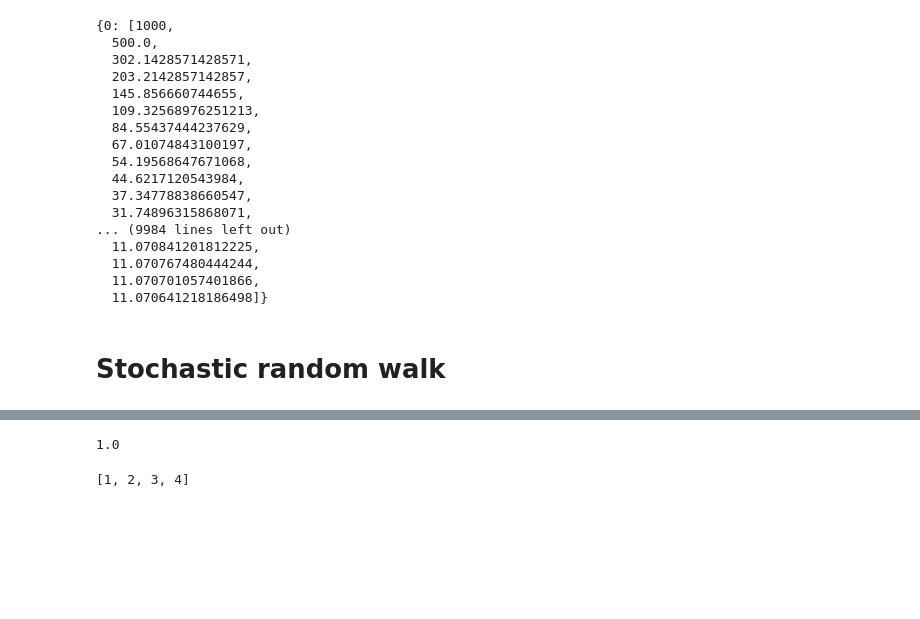
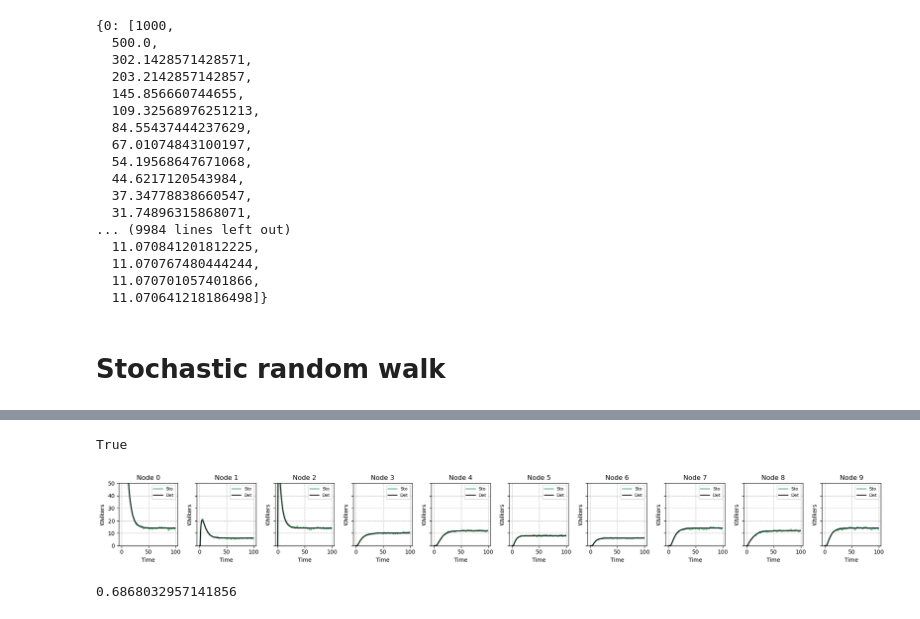
Before and after one commit to nmoghaddas19/PHYS-7335, a Jupyter notebook: random_walks/code.ipynb, the cells around one changed output, grey strips where cells are left out. Saved outputs shown, nothing was run; the diff lists cells and outputs as text; code cells hidden in the pictures; blank space fills up the shorter version.

Commit message:
stochastic random walks

```diff
--- a/random_walks/code.ipynb
+++ b/random_walks/code.ipynb
@@ -607,8 +612,0 @@ array([32, 35, 33])
-# %%
-0.5/3 +0.5/3 + 0.5/3 + 1-0.5
-# %% [output]
-1.0
-# %%
-[1,2,3,4,5][0:-1]
-# %% [output]
-[1, 2, 3, 4]
@@ -614,0 +685,46 @@ array([32, 35, 33])
+# %%
+er_network = nx.erdos_renyi_graph(100, 0.05)
+W = 1000
+wt0 = {i: [0] if i != 0 else [1000] for i in er_network.nodes()} # all walkers start on node 0
+# %%
+nx.is_connected(er_network)
+# %% [output]
+True
+# %%
+wt0 = {i: [0] if i != 0 else [1000] for i in er_network.nodes()} # all walkers start on node 0
+wit_sto, wit_sto_all = stochastic_random_walk(er_network, wt0, t = 100, r = 0.5, n_realizations = 50)
+wt0 = {i: [0] if i != 0 else [1000] for i in er_network.nodes()} # all walkers start on node 0
+wit_det = deterministic_random_walk(er_network, wt0, 100, 0.5)
+fig, axes = plt.subplots(1, 10, figsize=(20, 2.5), sharey=True)
+
+for i, (node, walkers_sto) in enumerate(wit_sto.items()):
+    if i >= 10:
+        break
+    # Get the corresponding deterministic walkers
+    walkers_det = wit_det[node]
+
+    # Plot stochastic random walk
+    axes[i].plot(walkers_sto, linewidth=2, color="mediumseagreen", alpha=0.8, label="Sto")
+
+    # Plot deterministic random walk
+    axes[i].plot(walkers_det, linewidth=2, color="black", alpha=0.8, label="Det")
+
+    axes[i].set_title(f'Node {node}')
+    axes[i].set_xlabel('Time')
+    axes[i].set_ylabel('Walkers')
+    axes[i].grid(color='#999999', linestyle='--', linewidth=0.5)
+    axes[i].set_ylim(0, 50)
+
+    # Add legend to each subplot
+    axes[i].legend(fontsize = 8)
+
+plt.tight_layout()
+plt.show()
+# %% [output]
+[figure, added]
+# %%
+er = er_network.copy()
+er_correlated, s, u = edge_exchange(er, 300, 2000)
+nx.degree_assortativity_coefficient(er_correlated)
+# %% [output]
+0.6868032957141856
```
Also changed, not shown: parts of 4 cells of this notebook.
